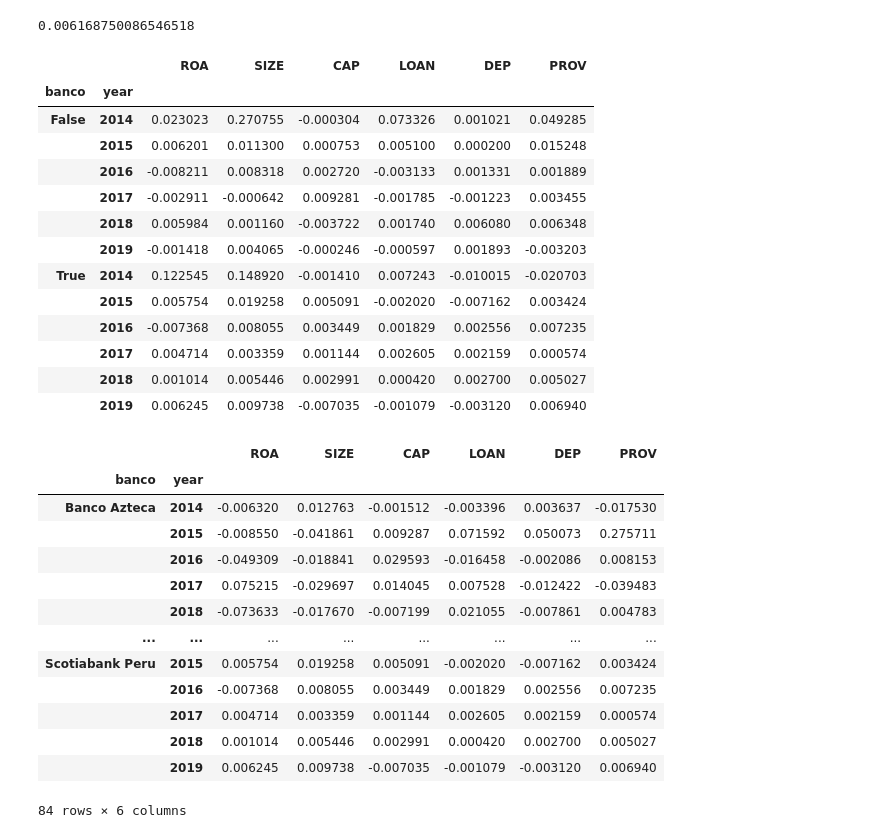
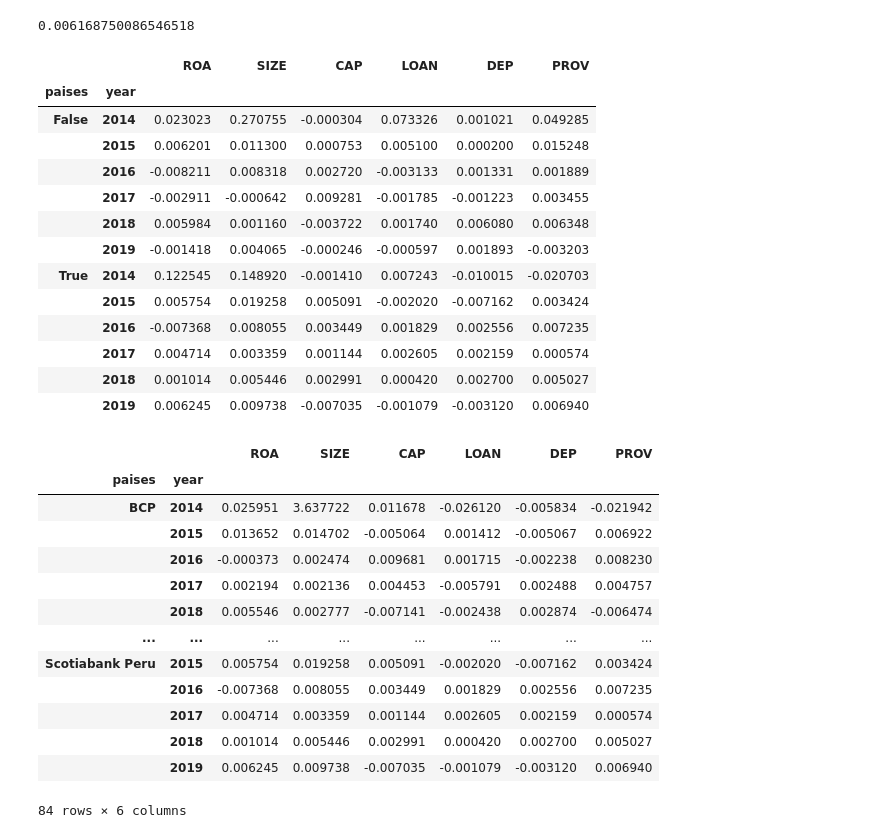
Before and after one commit to JeancarloGeldres/Analysis-Factors-Interns-, a Jupyter notebook: data/ANALYSIS FACTORS.ipynb, the cells around one changed output. Drawn from its saved outputs; the diff is of its cells as text; code cells hidden in the pictures.

```diff
--- a/data/ANALYSIS FACTORS.ipynb
+++ b/data/ANALYSIS FACTORS.ipynb
@@ -412,10 +415,10 @@ modelo_2015['ROA'].mean()
 0.006168750086546518
 # %%
 # agrupar por pais y genero, luego calcular la mediana
-modelo.groupby([modelo['banco']=='Scotiabank Peru', 'year']).mean()
+modelo.groupby([modelo['paises']=='Scotiabank Peru', 'year']).mean()
 # %% [output]
 |  |  | ROA | SIZE | CAP | LOAN | DEP | PROV |
-| banco | year |  |  |  |  |  |  |
+| paises | year |  |  |  |  |  |  |
 | False | 2014 | 0.023023 | 0.270755 | -0.000304 | 0.073326 | 0.001021 | 0.049285 |
 |  | 2015 | 0.006201 | 0.011300 | 0.000753 | 0.005100 | 0.000200 | 0.015248 |
 |  | 2016 | -0.008211 | 0.008318 | 0.002720 | -0.003133 | 0.001331 | 0.001889 |
@@ -430,15 +433,15 @@ modelo.groupby([modelo['banco']=='Scotiabank Peru', 'year']).mean()
 |  | 2019 | 0.006245 | 0.009738 | -0.007035 | -0.001079 | -0.003120 | 0.006940 |
 # %%
 # agrupar por pais y genero, luego calcular la mediana
-modelo.groupby(['banco', 'year']).mean()
+modelo.groupby(['paises', 'year']).mean()
 # %% [output]
 |  |  | ROA | SIZE | CAP | LOAN | DEP | PROV |
-| banco | year |  |  |  |  |  |  |
-| Banco Azteca | 2014 | -0.006320 | 0.012763 | -0.001512 | -0.003396 | 0.003637 | -0.017530 |
-|  | 2015 | -0.008550 | -0.041861 | 0.009287 | 0.071592 | 0.050073 | 0.275711 |
-|  | 2016 | -0.049309 | -0.018841 | 0.029593 | -0.016458 | -0.002086 | 0.008153 |
-|  | 2017 | 0.075215 | -0.029697 | 0.014045 | 0.007528 | -0.012422 | -0.039483 |
-|  | 2018 | -0.073633 | -0.017670 | -0.007199 | 0.021055 | -0.007861 | 0.004783 |
+| paises | year |  |  |  |  |  |  |
+| BCP | 2014 | 0.025951 | 3.637722 | 0.011678 | -0.026120 | -0.005834 | -0.021942 |
+|  | 2015 | 0.013652 | 0.014702 | -0.005064 | 0.001412 | -0.005067 | 0.006922 |
+|  | 2016 | -0.000373 | 0.002474 | 0.009681 | 0.001715 | -0.002238 | 0.008230 |
+|  | 2017 | 0.002194 | 0.002136 | 0.004453 | -0.005791 | 0.002488 | 0.004757 |
+|  | 2018 | 0.005546 | 0.002777 | -0.007141 | -0.002438 | 0.002874 | -0.006474 |
 | ... | ... | ... | ... | ... | ... | ... | ... |
 | Scotiabank Peru | 2015 | 0.005754 | 0.019258 | 0.005091 | -0.002020 | -0.007162 | 0.003424 |
 |  | 2016 | -0.007368 | 0.008055 | 0.003449 | 0.001829 | 0.002556 | 0.007235 |
```
Also changed, not shown: parts of 33 cells of this notebook, 9 other files.
